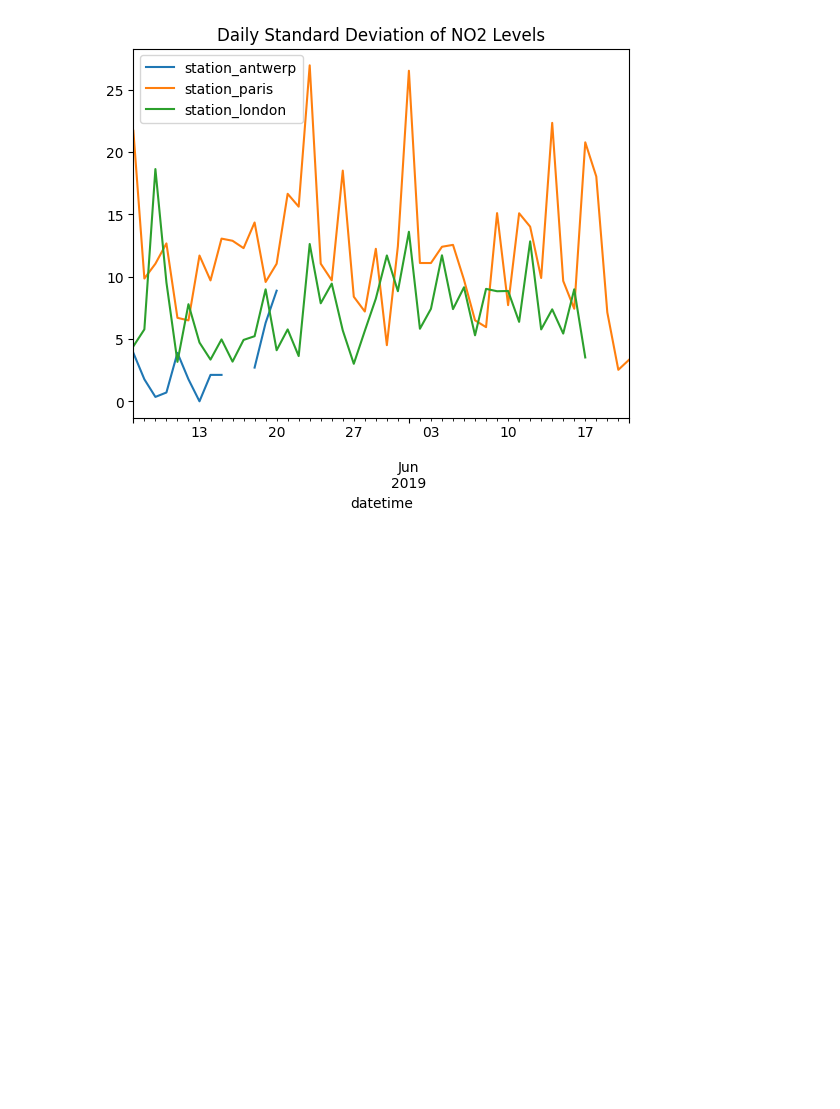
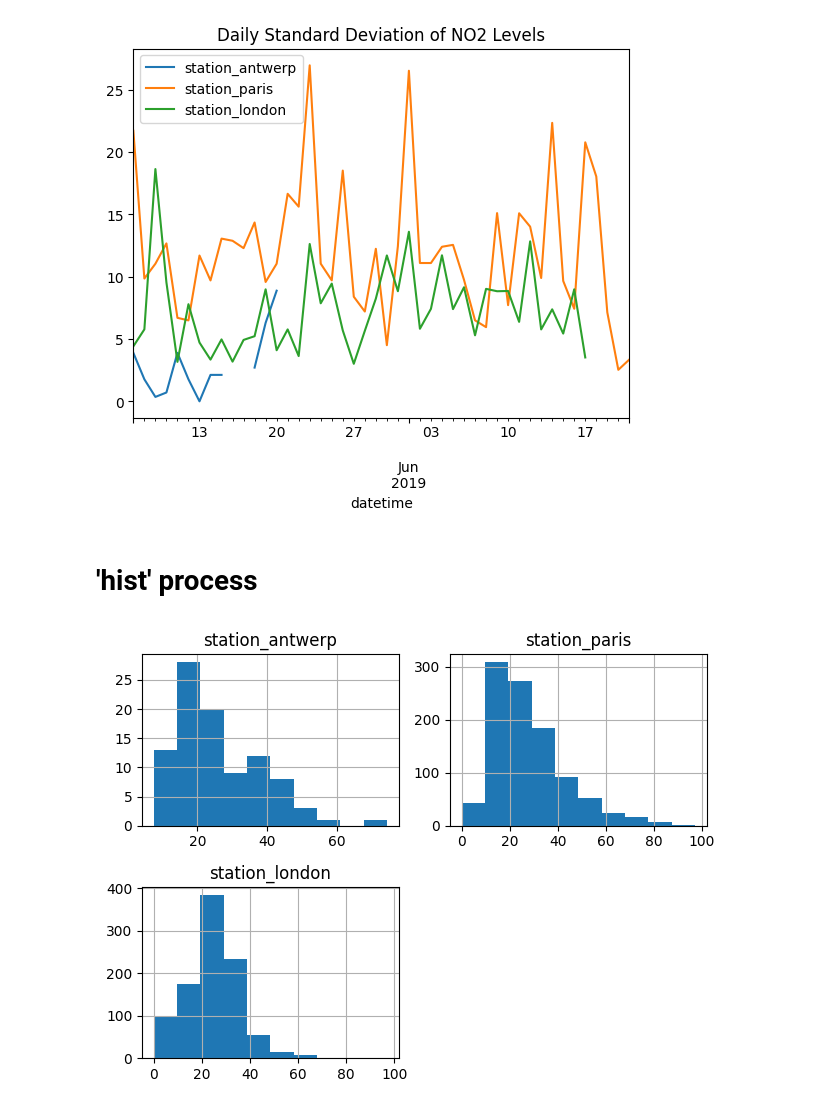
Before and after one commit to A-ghori/Matplot-Seaborn, a Jupyter notebook: matplot.ipynb, the cells around one changed output. Saved outputs shown, nothing was run; the diff lists cells and outputs as text; code cells hidden in the pictures; blank space fills up the shorter version.

```diff
--- a/matplot.ipynb
+++ b/matplot.ipynb
@@ -136,3 +134,11 @@ defi.set_title("Daily Standard Deviation of NO2 Levels")
 # %% [output]
 Text(0.5, 1.0, 'Daily Standard Deviation of NO2 Levels')
 [figure]
+# %% [markdown]
+# 'hist' process
+# %%
+air_quality.hist()
+plt.tight_layout()
+plt.show()
+# %% [output]
+[figure, added]
```
Also changed, not shown: parts of 2 cells of this notebook.
